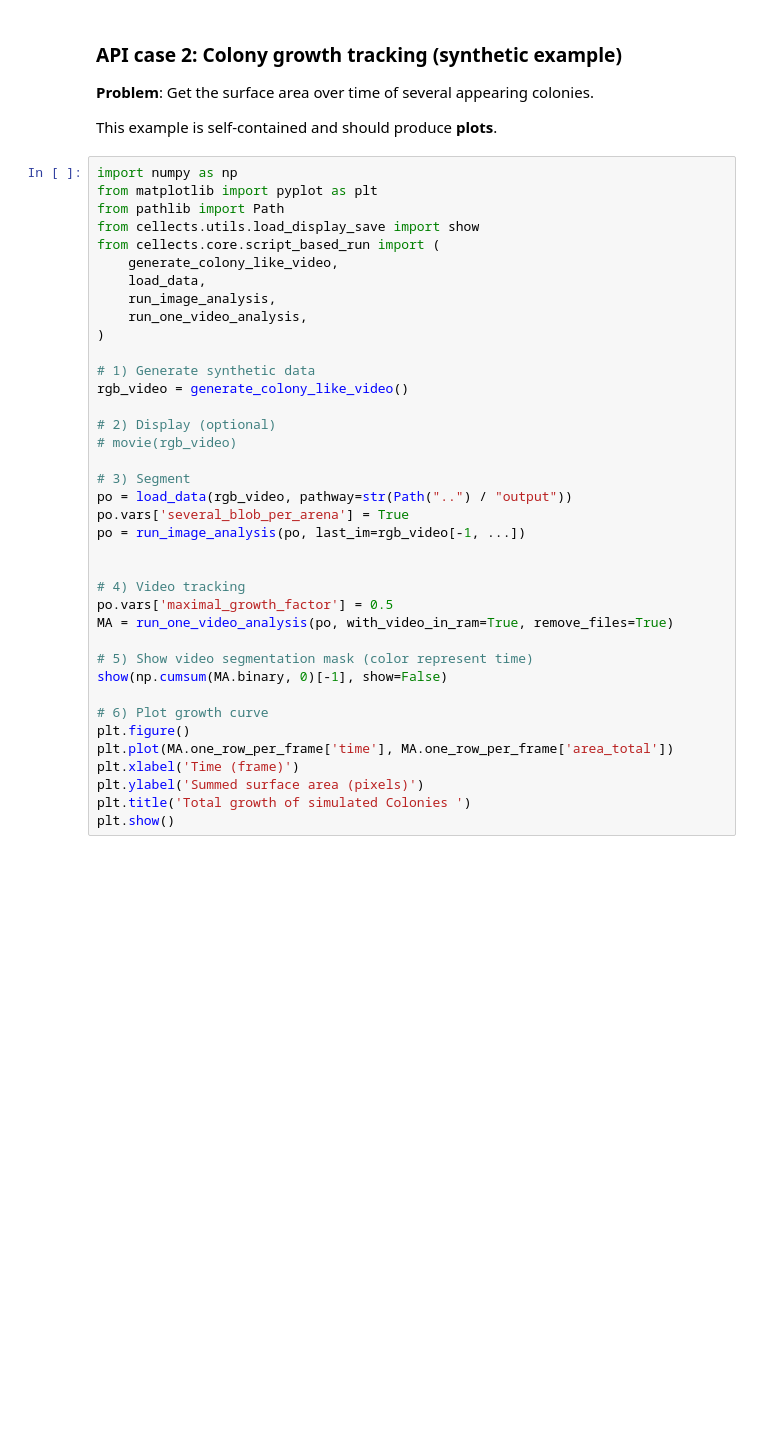
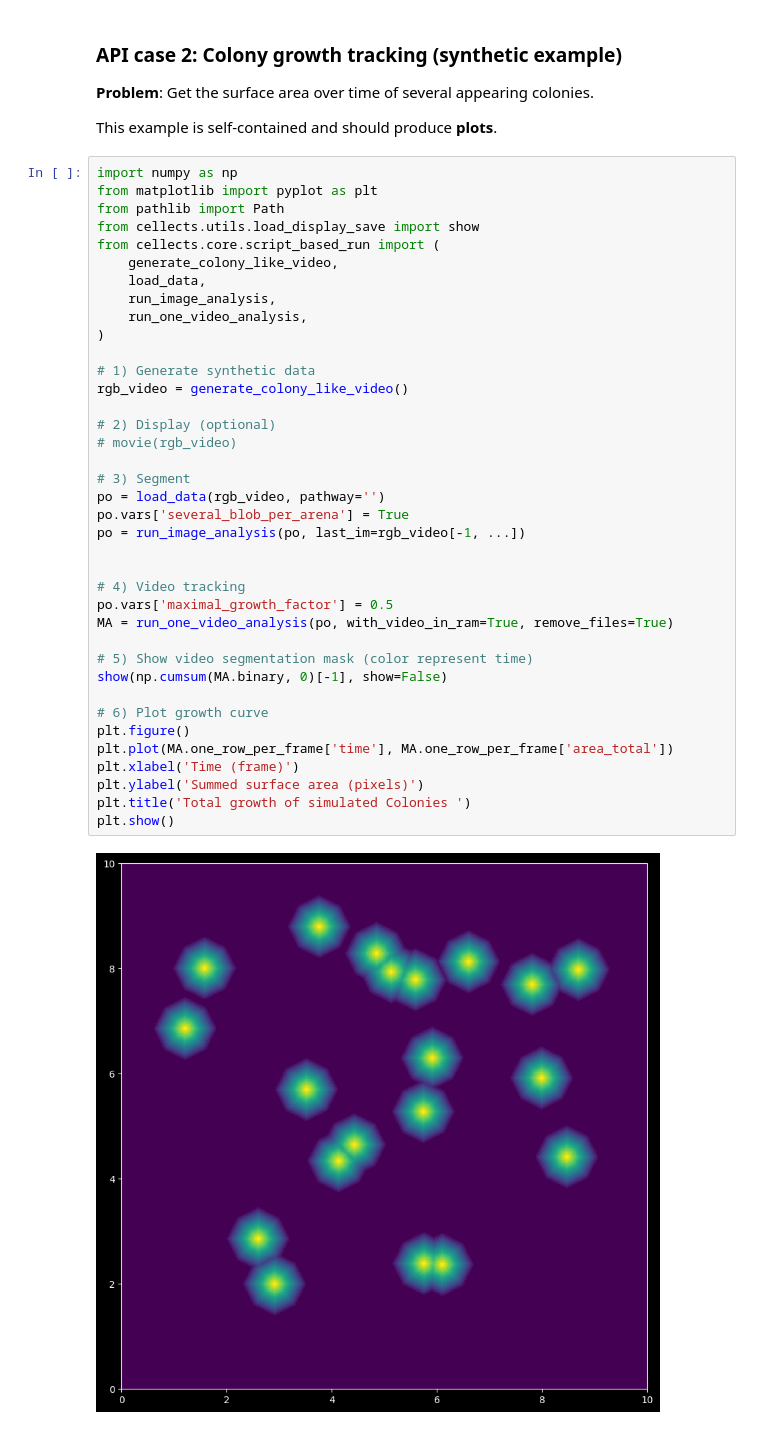
Before and after one commit to Aurele-B/Cellects, a Jupyter notebook: doc/use-cases.ipynb, the cells around one changed output. Cells and saved outputs as stored; diff of their text form; blank space fills up the shorter version.

Commit message:
Fix path issue in use-cases.ipynb

```diff
--- a/doc/use-cases.ipynb
+++ b/doc/use-cases.ipynb
@@ -73,31 +73,33 @@ from cellects.core.script_based_run import (
     load_data,
     run_image_analysis,
     run_one_video_analysis,
 )
 
 # 1) Generate synthetic data
 rgb_video = generate_colony_like_video()
 
 # 2) Display (optional)
 # movie(rgb_video)
 
 # 3) Segment
-po = load_data(rgb_video, pathway=str(Path("..") / "output"))
+po = load_data(rgb_video, pathway='')
 po.vars['several_blob_per_arena'] = True
 po = run_image_analysis(po, last_im=rgb_video[-1, ...])
 
 
 # 4) Video tracking
 po.vars['maximal_growth_factor'] = 0.5
 MA = run_one_video_analysis(po, with_video_in_ram=True, remove_files=True)
 
 # 5) Show video segmentation mask (color represent time)
 show(np.cumsum(MA.binary, 0)[-1], show=False)
 
 # 6) Plot growth curve
 plt.figure()
 plt.plot(MA.one_row_per_frame['time'], MA.one_row_per_frame['area_total'])
 plt.xlabel('Time (frame)')
 plt.ylabel('Summed surface area (pixels)')
 plt.title('Total growth of simulated Colonies ')
 plt.show()
+# %% [output]
+[figure, added]
```
Also changed, not shown: parts of 1 cell of this notebook.
